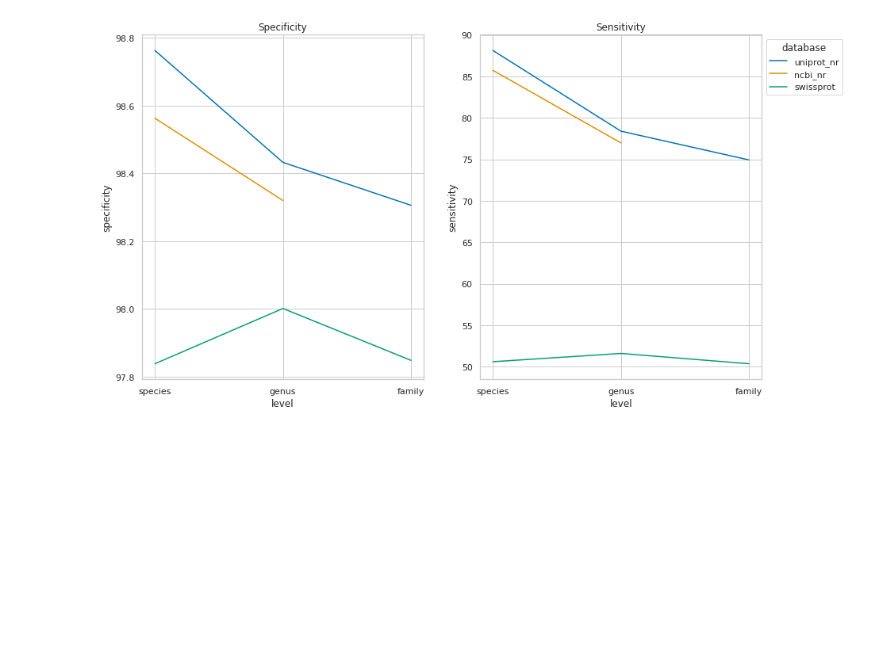
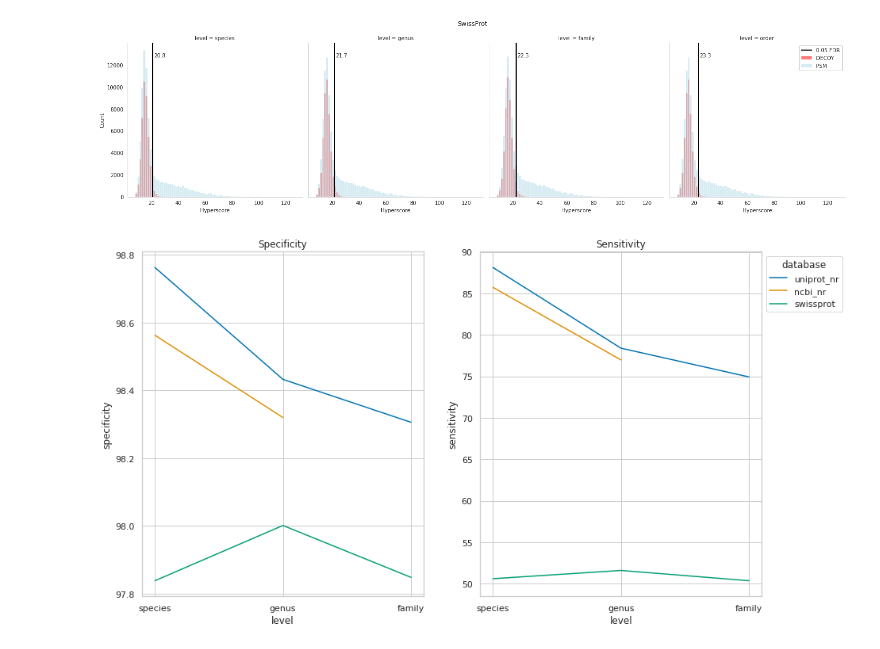
Before and after one commit to jschmacht/xtandem_result_analyzer, a Jupyter notebook: create_plots_final.ipynb, the cells around one changed output. Saved outputs shown, nothing was run; the diff lists cells and outputs as text; code cells hidden in the pictures; blank space fills up the shorter version.

```diff
--- a/create_plots_final.ipynb
+++ b/create_plots_final.ipynb
@@ -310,6 +382,8 @@ create_histograms_in_columns_per_db(df_ncbi, border_list_ncbi, output)
 # %%
 output = f'/home/jules/Documents/Tax2Proteome/benchmarking/plots/histogramms/histogramm_psm_decoy_swissprot.svg'
-create_histograms_in_columns_per_db(df_swissprot, border_list_swissprot, output)
+create_histograms_in_columns_per_db(df_swissprot, border_list_swissprot, output, 'SwissProt')
+# %% [output]
+[figure, added]
 # %%
 # ROC
 fdrs = [0.001, 0.005, 0.01, 0.02, 0.03, 0.04, 0.05, 0.06, 0.07, 0.08, 0.09, 0.1, 0.2, 0.3, 0.4, 0.5, 0.6, 0.7, 0.8, 0.9]
```
Also changed, not shown: parts of 22 cells of this notebook, 15 other files.
